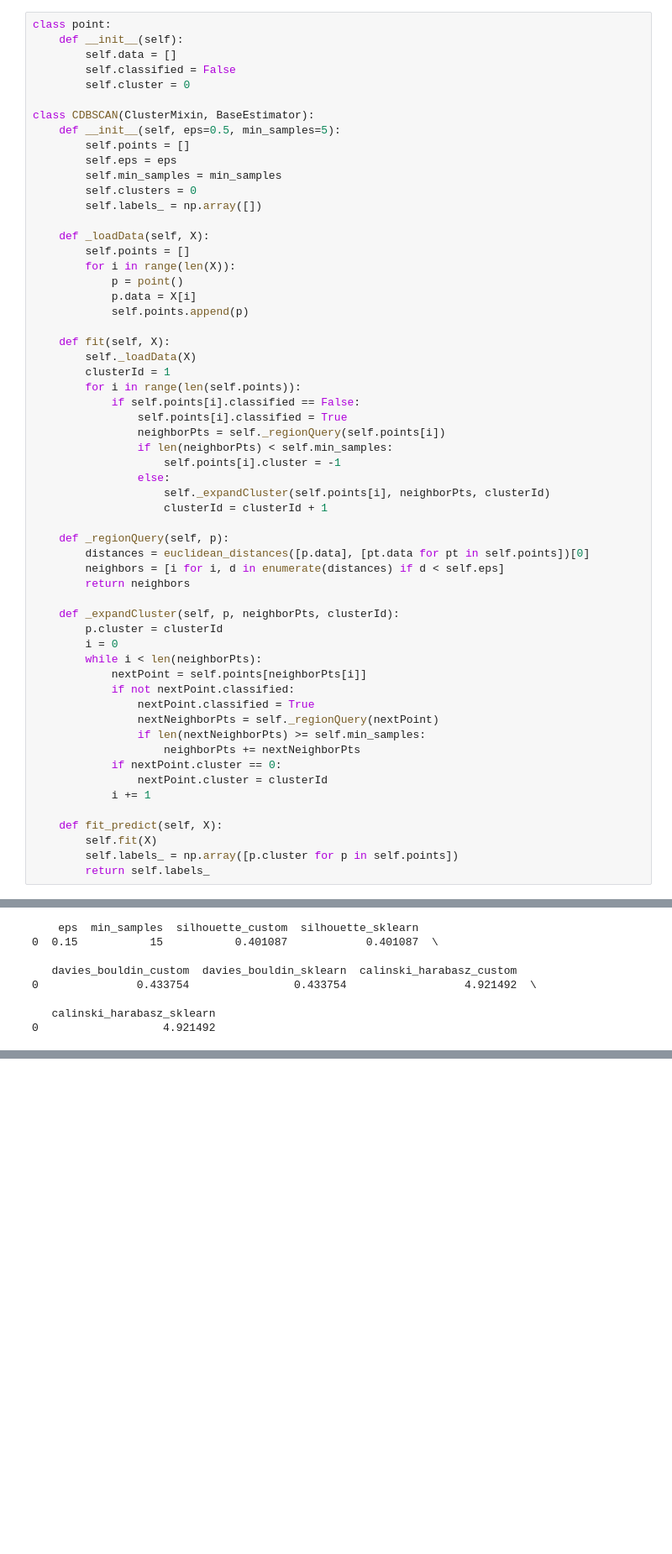
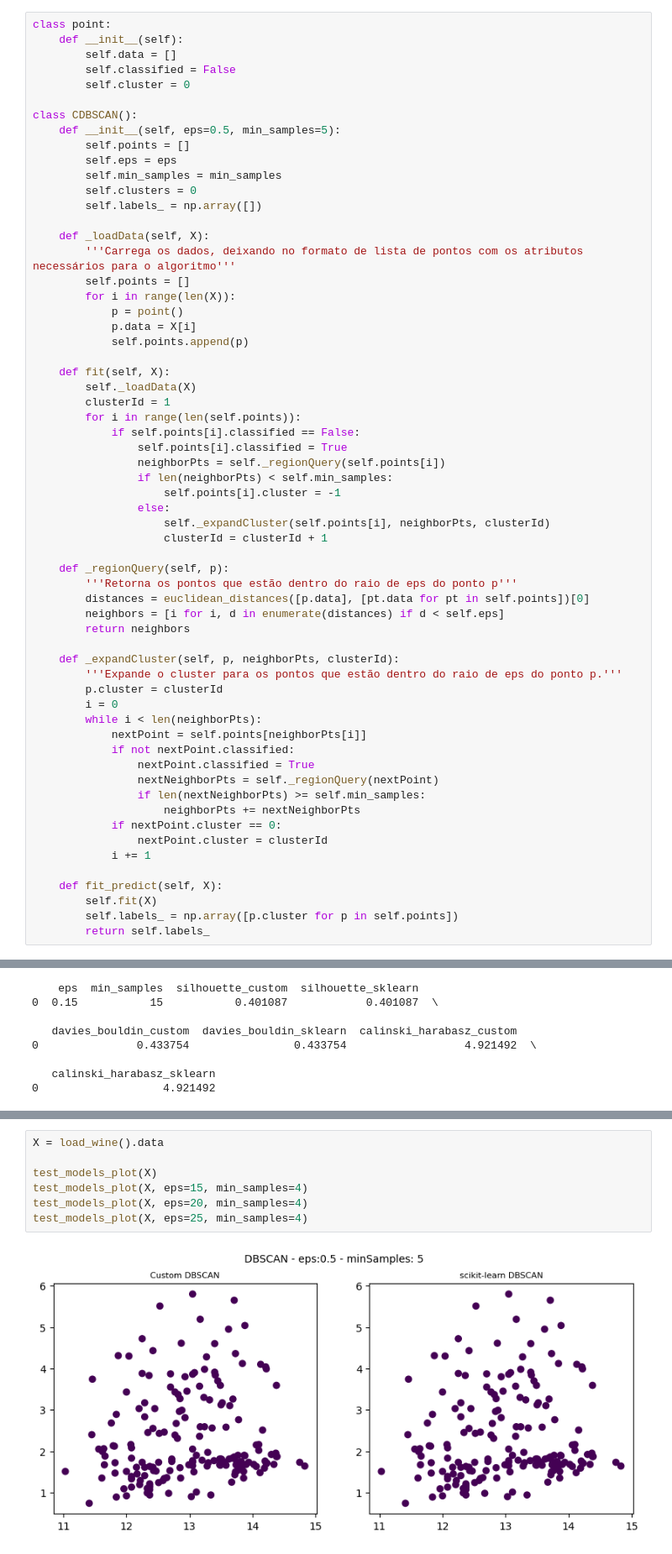
Before and after one commit to cristianomm/PUCRS, a Jupyter notebook: 2023-02/98H08-04 - Aprendizado não Supervisionado/T1/T1_dbscan.ipynb, the cells around one changed output, grey strips where cells are left out. Shown at 84% size. Drawn from its saved outputs; the diff is of its cells as text; blank space fills up the shorter version.

```diff
--- a/2023-02/98H08-04 - Aprendizado não Supervisionado/T1/T1_dbscan.ipynb
+++ b/2023-02/98H08-04 - Aprendizado não Supervisionado/T1/T1_dbscan.ipynb
@@ -19,7 +24,7 @@ class point:
         self.classified = False
         self.cluster = 0
 
-class CDBSCAN(ClusterMixin, BaseEstimator):
+class CDBSCAN():
     def __init__(self, eps=0.5, min_samples=5):
         self.points = []
         self.eps = eps
@@ -28,6 +33,7 @@ class CDBSCAN(ClusterMixin, BaseEstimator):
         self.labels_ = np.array([])
 
     def _loadData(self, X):
+        '''Carrega os dados, deixando no formato de lista de pontos com os atributos necessários para o algoritmo'''
         self.points = []
         for i in range(len(X)):
             p = point()
@@ -48,11 +54,13 @@ class CDBSCAN(ClusterMixin, BaseEstimator):
                     clusterId = clusterId + 1
 
     def _regionQuery(self, p):
+        '''Retorna os pontos que estão dentro do raio de eps do ponto p'''
         distances = euclidean_distances([p.data], [pt.data for pt in self.points])[0]
         neighbors = [i for i, d in enumerate(distances) if d < self.eps]
         return neighbors
 
     def _expandCluster(self, p, neighborPts, clusterId):
+        '''Expande o cluster para os pontos que estão dentro do raio de eps do ponto p.'''
         p.cluster = clusterId
         i = 0
         while i < len(neighborPts):
@@ -294,0 +312,9 @@ results
+# %%
+X = load_wine().data
+
+test_models_plot(X)
+test_models_plot(X, eps=15, min_samples=4)
+test_models_plot(X, eps=20, min_samples=4)
+test_models_plot(X, eps=25, min_samples=4)
+# %% [output]
+[figure, added]
```
Also changed, not shown: parts of 6 cells of this notebook.
